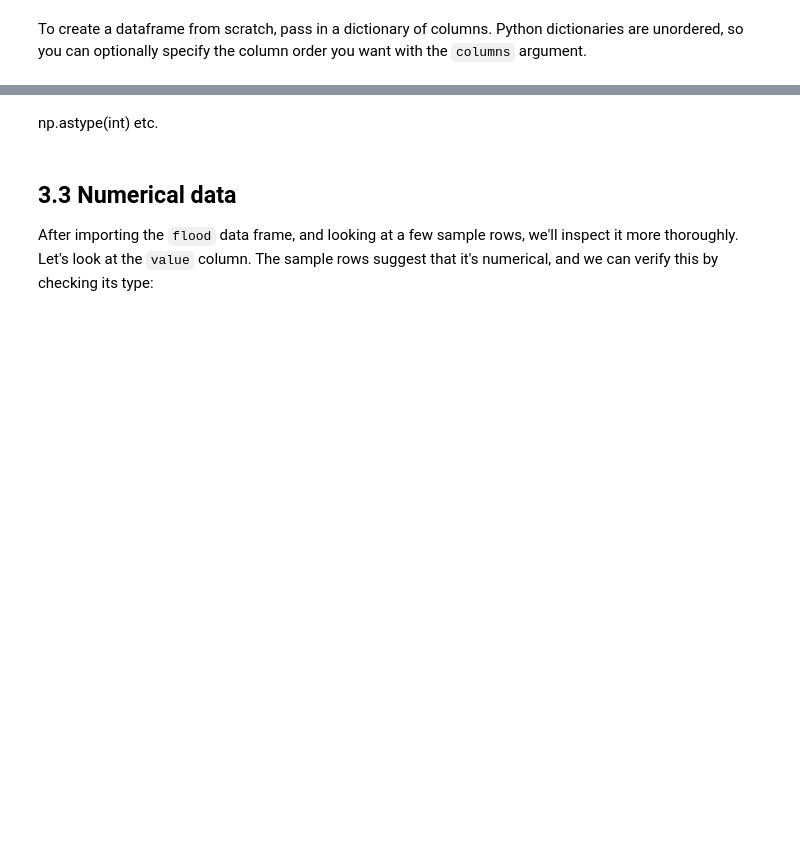
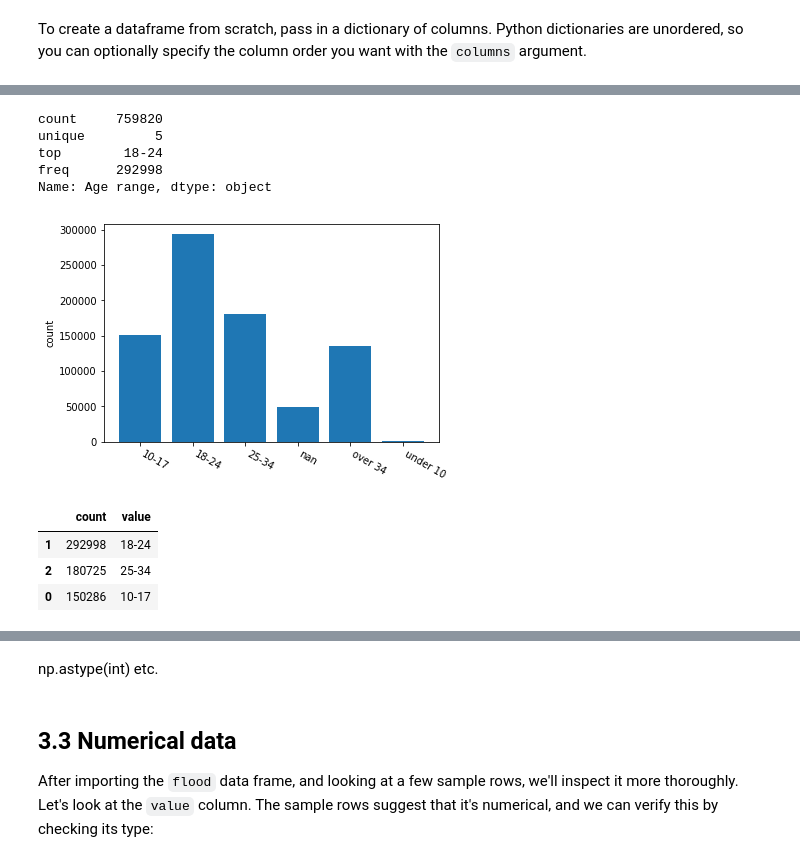
Before and after one commit to damonjw/scicomp, a Jupyter notebook: 3. Working with data.ipynb, the cells around one changed output, grey strips where cells are left out. Cells and saved outputs as stored; diff of their text form; code cells hidden in the pictures; blank space fills up the shorter version.

Commit message:
Rewriting data section

```diff
--- a/3. Working with data.ipynb
+++ b/3. Working with data.ipynb
@@ -133,0 +264,24 @@ http://chris.friedline.net/2015-12-15-rutgers/lessons/python2/02-index-slice-sub
+# %%
+stopsearch['Age range'].describe()
+# %% [output]
+count     759820
+unique         5
+top        18-24
+freq      292998
+Name: Age range, dtype: object
+# %%
+vs,ns = np.unique(stopsearch['Age range'].astype(str), return_counts=True)
+xs = np.arange(len(vs))
+plt.bar(xs, ns, align='center')
+plt.xticks(xs, vs, rotation=-30, ha='left')
+plt.ylabel('count')
+plt.show()
+# %% [output]
+[figure, added]
+# %%
+pandas.DataFrame({'value':vs, 'count':ns}).iloc[np.argsort(ns)[::-1]][:3]
+# %% [output]
+|  | count | value |
+| 1 | 292998 | 18-24 |
+| 2 | 180725 | 25-34 |
+| 0 | 150286 | 10-17 |
```
Also changed, not shown: parts of 73 cells of this notebook.
